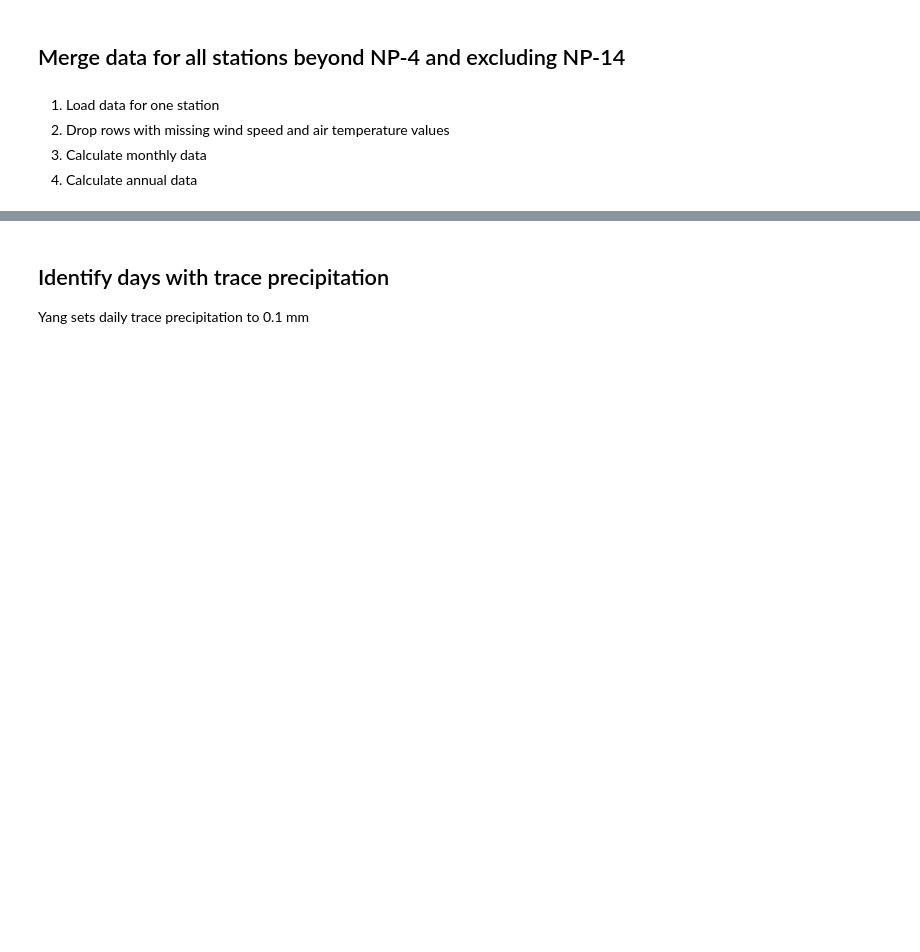
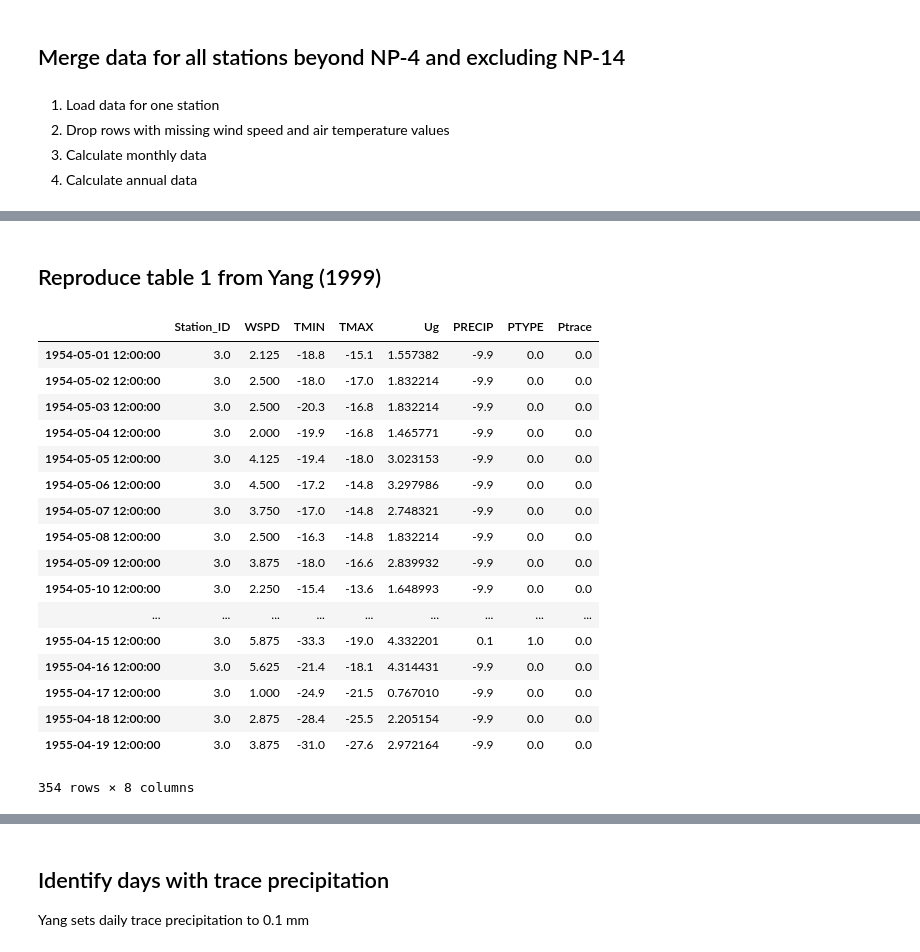
Before and after one commit to andypbarrett/SnowOnSeaIce, a Jupyter notebook: notebooks/correct_npsnow_like_yang.ipynb, the cells around one changed output, grey strips where cells are left out. Cells and saved outputs as stored; diff of their text form; code cells hidden in the pictures; blank space fills up the shorter version.

```diff
--- a/notebooks/correct_npsnow_like_yang.ipynb
+++ b/notebooks/correct_npsnow_like_yang.ipynb
@@ -153,0 +120,28 @@ df.head()
+# %% [markdown]
+## Reproduce table 1 from Yang (1999)
+# %%
+filelist = sorted(glob.glob(os.path.join(DATADIR, 'my_combined_met', 'npmet*.csv')))
+df = pd.read_csv(filelist[0], index_col=0, header=0, parse_dates=[0])
+df = df.dropna(axis=0, subset=['WSPD', 'TMIN', 'TMAX', 'PRECIP', 'PTYPE'])  #
+df['Ptrace'] = np.where((df['PRECIP'] == 0.) & (df['PTYPE'] > 0.), 0.1, 0.)  # Set trace precipitation were PRECIP == 0
+df['PTYPE'].where(df.PTYPE > 0, 0, inplace=True)  #
+df[['Station_ID', 'WSPD', 'TMIN', 'TMAX', 'Ug', 'PRECIP', 'PTYPE', 'Ptrace']]
+# %% [output]
+|  | Station_ID | WSPD | TMIN | TMAX | Ug | PRECIP | PTYPE | Ptrace |
+| 1954-05-01 12:00:00 | 3.0 | 2.125 | -18.8 | -15.1 | 1.557382 | -9.9 | 0.0 | 0.0 |
+| 1954-05-02 12:00:00 | 3.0 | 2.500 | -18.0 | -17.0 | 1.832214 | -9.9 | 0.0 | 0.0 |
+| 1954-05-03 12:00:00 | 3.0 | 2.500 | -20.3 | -16.8 | 1.832214 | -9.9 | 0.0 | 0.0 |
+| 1954-05-04 12:00:00 | 3.0 | 2.000 | -19.9 | -16.8 | 1.465771 | -9.9 | 0.0 | 0.0 |
+| 1954-05-05 12:00:00 | 3.0 | 4.125 | -19.4 | -18.0 | 3.023153 | -9.9 | 0.0 | 0.0 |
+| 1954-05-06 12:00:00 | 3.0 | 4.500 | -17.2 | -14.8 | 3.297986 | -9.9 | 0.0 | 0.0 |
+| 1954-05-07 12:00:00 | 3.0 | 3.750 | -17.0 | -14.8 | 2.748321 | -9.9 | 0.0 | 0.0 |
+| 1954-05-08 12:00:00 | 3.0 | 2.500 | -16.3 | -14.8 | 1.832214 | -9.9 | 0.0 | 0.0 |
+| 1954-05-09 12:00:00 | 3.0 | 3.875 | -18.0 | -16.6 | 2.839932 | -9.9 | 0.0 | 0.0 |
+| 1954-05-10 12:00:00 | 3.0 | 2.250 | -15.4 | -13.6 | 1.648993 | -9.9 | 0.0 | 0.0 |
+| ... | ... | ... | ... | ... | ... | ... | ... | ... |
+| 1955-04-15 12:00:00 | 3.0 | 5.875 | -33.3 | -19.0 | 4.332201 | 0.1 | 1.0 | 0.0 |
+| 1955-04-16 12:00:00 | 3.0 | 5.625 | -21.4 | -18.1 | 4.314431 | -9.9 | 0.0 | 0.0 |
+| 1955-04-17 12:00:00 | 3.0 | 1.000 | -24.9 | -21.5 | 0.767010 | -9.9 | 0.0 | 0.0 |
+| 1955-04-18 12:00:00 | 3.0 | 2.875 | -28.4 | -25.5 | 2.205154 | -9.9 | 0.0 | 0.0 |
+| 1955-04-19 12:00:00 | 3.0 | 3.875 | -31.0 | -27.6 | 2.972164 | -9.9 | 0.0 | 0.0 |
+354 rows × 8 columns
```
Also changed, not shown: parts of 8 cells of this notebook, 1 other file.
